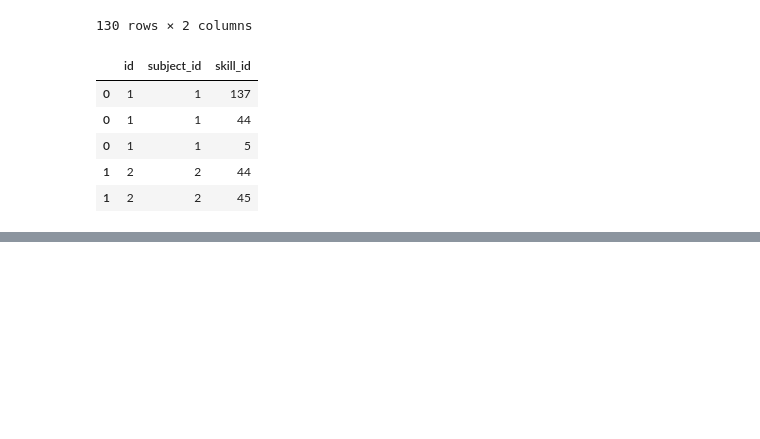
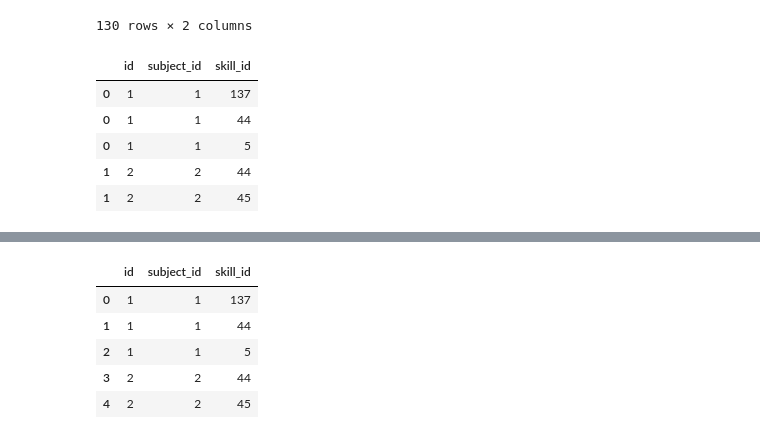
Before and after one commit to ron-ligsay/course-u, a Jupyter notebook: course_u/src/notebooks/course_subjects.ipynb, the cells around one changed output, grey strips where cells are left out. Cells and saved outputs as stored; diff of their text form; code cells hidden in the pictures; blank space fills up the shorter version.

```diff
--- a/course_u/src/notebooks/course_subjects.ipynb
+++ b/course_u/src/notebooks/course_subjects.ipynb
@@ -200,3 +200,14 @@ acad_subject.to_csv('../../static/csv/acad_subject.csv', index=False)
 # %%
 # save website_skill to csv
 website_skill.to_csv('../../static/csv/website_skill.csv', index=False)
+# %%
+# load acad_subject_skills.csv
+subject_skill = pd.read_csv('../../static/csv/acad_subject_skills.csv')
+subject_skill.head()
+# %% [output]
+|  | id | subject_id | skill_id |
+| 0 | 1 | 1 | 137 |
+| 1 | 1 | 1 | 44 |
+| 2 | 1 | 1 | 5 |
+| 3 | 2 | 2 | 44 |
+| 4 | 2 | 2 | 45 |
```
Also changed, not shown: parts of 2 cells of this notebook.
